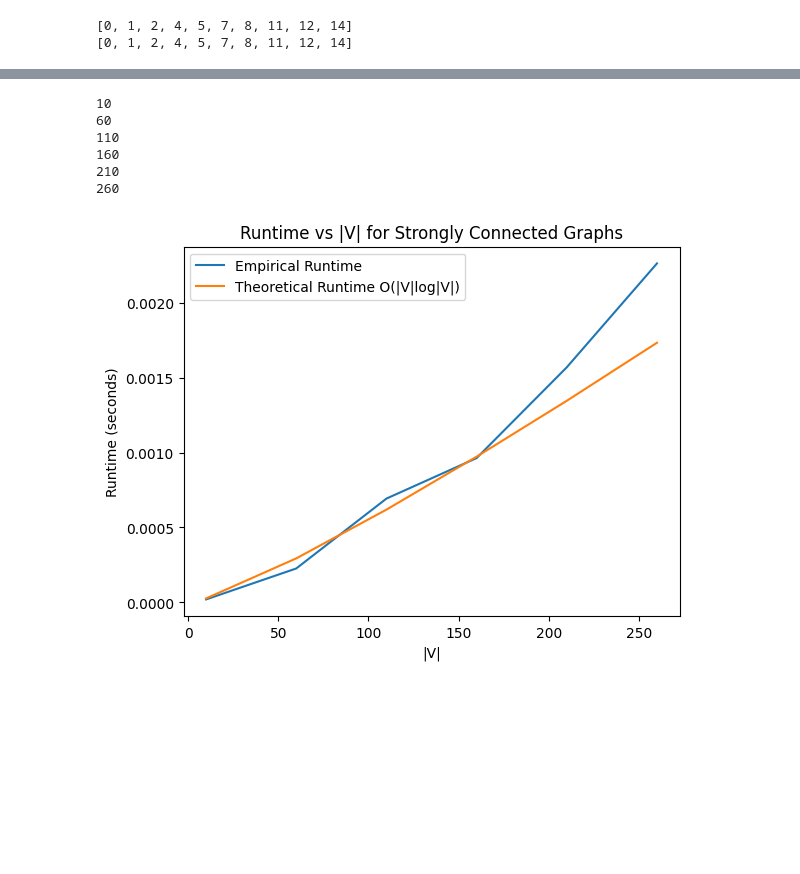
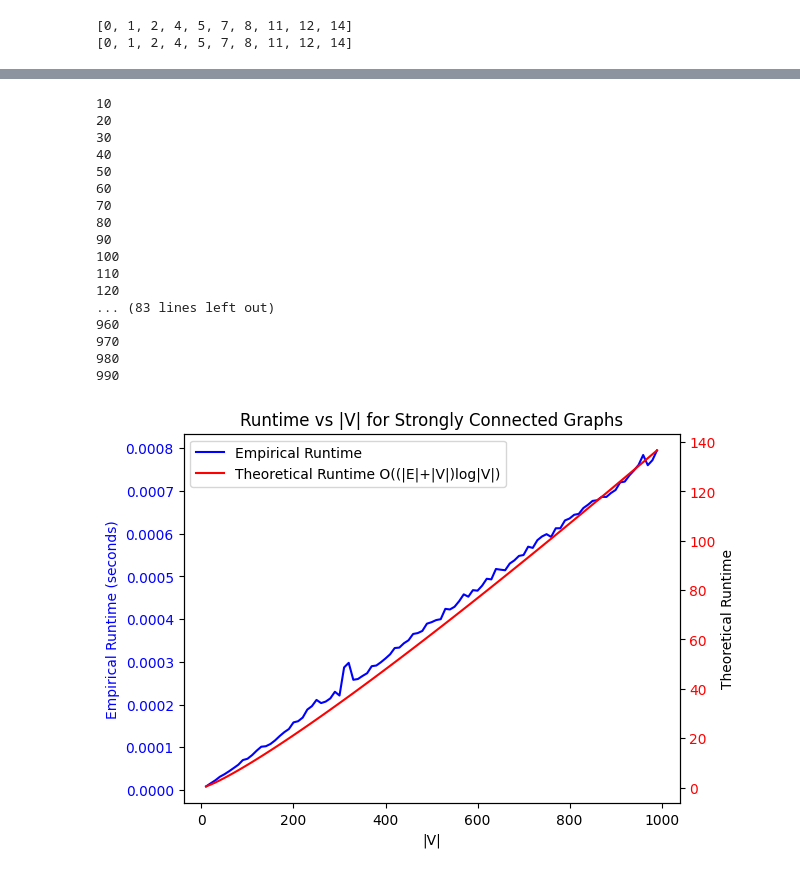
Before and after one commit to iujinwee/AlgoLads, a Jupyter notebook: SC2001_Project2/Advait/final.ipynb, the cells around one changed output, grey strips where cells are left out. Saved outputs shown, nothing was run; the diff lists cells and outputs as text; code cells hidden in the pictures; blank space fills up the shorter version.

```diff
--- a/SC2001_Project2/Advait/final.ipynb
+++ b/SC2001_Project2/Advait/final.ipynb
@@ -236,14 +236,14 @@ def generate_random_graph(size):
         graph.add_edge(v1, v2, weight)
         edges += 1
 
-    # Add additional random edges to increase connectivity
-    for i in range(size * 2):
-        v1 = random.randint(1, size)
-        v2 = random.randint(1, size)
-        if v1 != v2:
-            weight = random.randint(1, 10)
-            graph.add_edge(v1, v2, weight)
-            edges += 1
+    # # Add additional random edges to increase connectivity
+    # for i in range(size * 2):
+    #     v1 = random.randint(1, size)
+    #     v2 = random.randint(1, size)
+    #     if v1 != v2:
+    #         weight = random.randint(1, 10)
+    #         graph.add_edge(v1, v2, weight)
+    #         edges += 1
 
     return graph,edges
 # %%
@@ -363,3 +365,7 @@ print(db)
 # %% [output]
 [0, 1, 2, 4, 5, 7, 8, 11, 12, 14]
 [0, 1, 2, 4, 5, 7, 8, 11, 12, 14]
+# %%
+g = generate_random_graph(4)
+g[0].plot_graph()
+g[0].print_list()
@@ -366,42 +391,73 @@ print(db)
 # %%
 import math
 import time, random, matplotlib.pyplot as plt
 
-sizes = range(10, 300, 50)
+sizes = range(10, 1000, 10)
 runtime = []
 runtime_theory = []
+edges_list = []
 runs = 100
 
 for size in sizes:
     g,edges = generate_random_graph(size)
     elapsed_time = 0
 
     for _ in range(runs):
         start_time = time.time()
         DijkstraAlgo_B(g, 1)
         # print(S, d, pi)
         elapsed_time += time.time() - start_time
 
     print(size)
     # print("Elapsed Time: {:2}s".format(elapsed_time))
 
     # Calculate the theoretical runtime
-    runtime_theory.append(((size+edges)*math.log(size)))
+    edges_list.append(edges)
+    runtime_theory.append(((size+edges)*math.log(size))/runs)
     runtime.append(elapsed_time/runs)
 
-# Plot the runtime against the vertex size
-plt.plot(sizes, runtime, label="Empirical Runtime")
-plt.plot(sizes, runtime_theory, label="Theoretical Runtime O(|V|log|V|)")
-plt.xlabel('|V|')
-plt.ylabel('Runtime (seconds)')
-plt.title('Runtime vs |V| for Strongly Connected Graphs')
-plt.legend()
+# Create a new figure with two subplots, sharing the x-axis
+fig, ax1 = plt.subplots()
+
+# plot the empirical runtime on the first axis
+ax1.plot(sizes, runtime, label="Empirical Runtime", color="blue")
+ax1.set_xlabel('|V|')
+# ax1.set_xlabel('|E|')
+ax1.set_ylabel('Empirical Runtime (seconds)', color="blue")
+ax1.tick_params(axis='y', labelcolor="blue")
+ax1.set_title('Runtime vs |V| for Strongly Connected Graphs')
+
+# create a second y-axis on the right-hand side of the chart
+ax2 = ax1.twinx()
+
+# plot the theoretical runtime on the second axis
+ax2.plot(sizes, runtime_theory, label="Theoretical Runtime O((|E|+|V|)log|V|)", color="red")
+ax2.set_ylabel('Theoretical Runtime')
+ax2.tick_params(axis='y', labelcolor="red")
+
+# add a legend
+lines1, labels1 = ax1.get_legend_handles_labels()
+lines2, labels2 = ax2.get_legend_handles_labels()
+ax2.legend(lines1 + lines2, labels1 + labels2)
+
+# show the chart
 plt.show()
 # %% [output]
 10
+20
+30
+40
+50
 60
+70
+80
+90
+100
 110
-160
-210
-260
+120
+... (83 lines left out)
+960
+970
+980
+990
-[figure, old version]
+[figure, new version]
```
Also changed, not shown: parts of 5 cells of this notebook, 2 other files.
